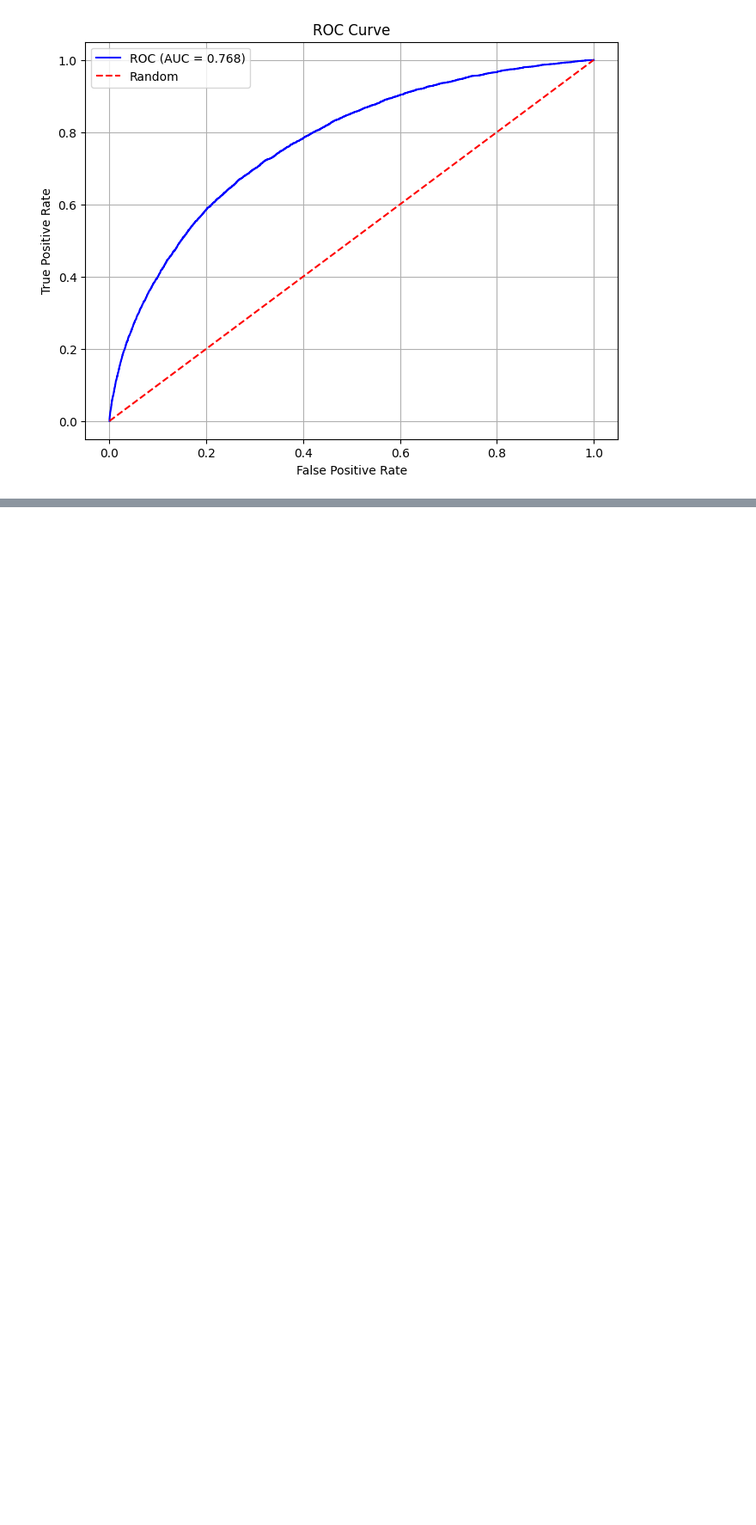
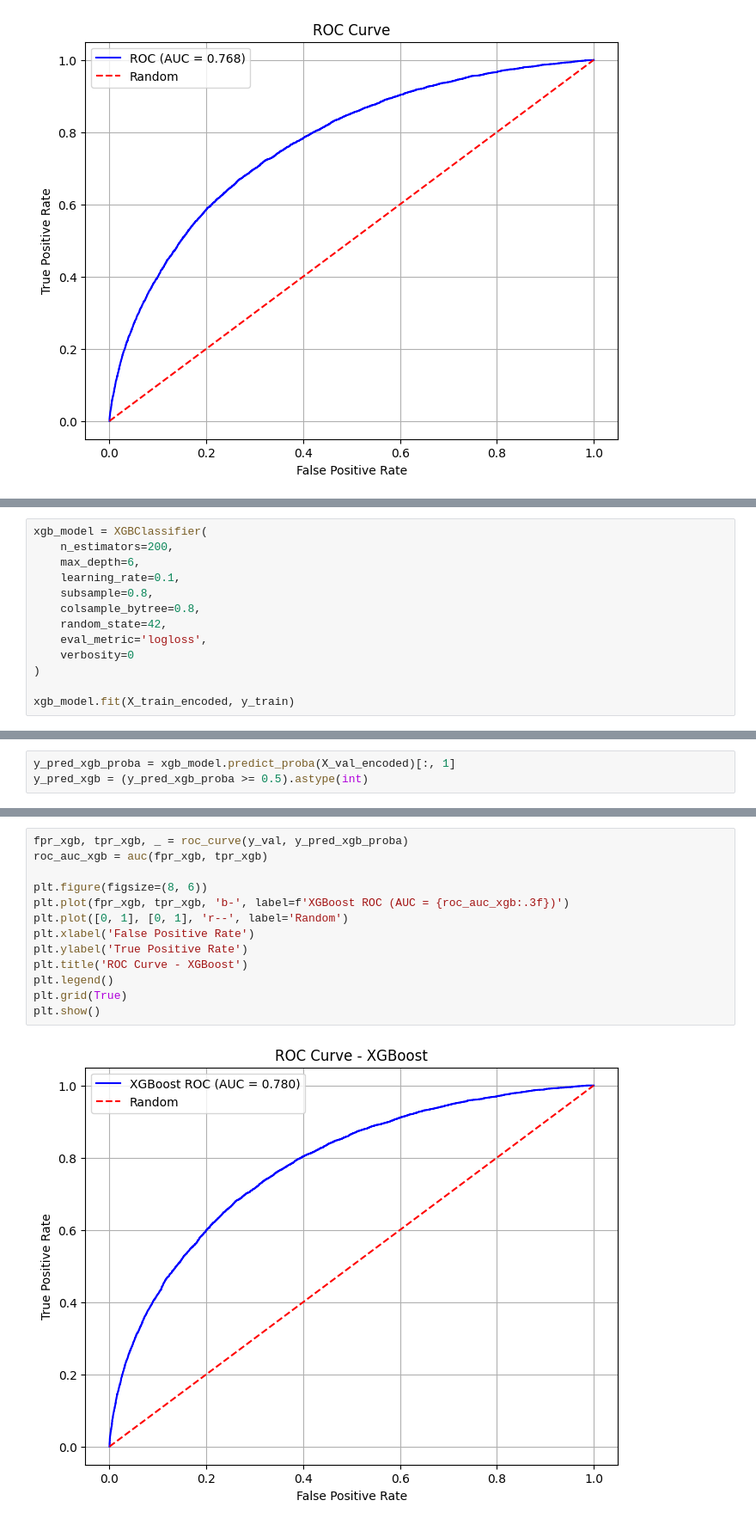
Before and after one commit to malakhovs04/Home-Credit-Default-Risk, a Jupyter notebook: model.ipynb, the cells around one changed output, grey strips where cells are left out. Shown at 86% size. Drawn from its saved outputs; the diff is of its cells as text; blank space fills up the shorter version.

Commit message:
Implementation of the algorithm XGBoost

```diff
--- a/model.ipynb
+++ b/model.ipynb
@@ -126,0 +130,13 @@ plt.show()
+# %%
+xgb_model = XGBClassifier(
+    n_estimators=200,
+    max_depth=6,
+    learning_rate=0.1,
+    subsample=0.8,
+    colsample_bytree=0.8,
+    random_state=42,
+    eval_metric='logloss',
+    verbosity=0
+)
+
+xgb_model.fit(X_train_encoded, y_train)
@@ -126,0 +156,3 @@ plt.show()
+# %%
+y_pred_xgb_proba = xgb_model.predict_proba(X_val_encoded)[:, 1]
+y_pred_xgb = (y_pred_xgb_proba >= 0.5).astype(int)
@@ -126,0 +177,15 @@ plt.show()
+# %%
+fpr_xgb, tpr_xgb, _ = roc_curve(y_val, y_pred_xgb_proba)
+roc_auc_xgb = auc(fpr_xgb, tpr_xgb)
+
+plt.figure(figsize=(8, 6))
+plt.plot(fpr_xgb, tpr_xgb, 'b-', label=f'XGBoost ROC (AUC = {roc_auc_xgb:.3f})')
+plt.plot([0, 1], [0, 1], 'r--', label='Random')
+plt.xlabel('False Positive Rate')
+plt.ylabel('True Positive Rate')
+plt.title('ROC Curve - XGBoost')
+plt.legend()
+plt.grid(True)
+plt.show()
+# %% [output]
+[figure, added]
```
Also changed, not shown: parts of 5 cells of this notebook.
